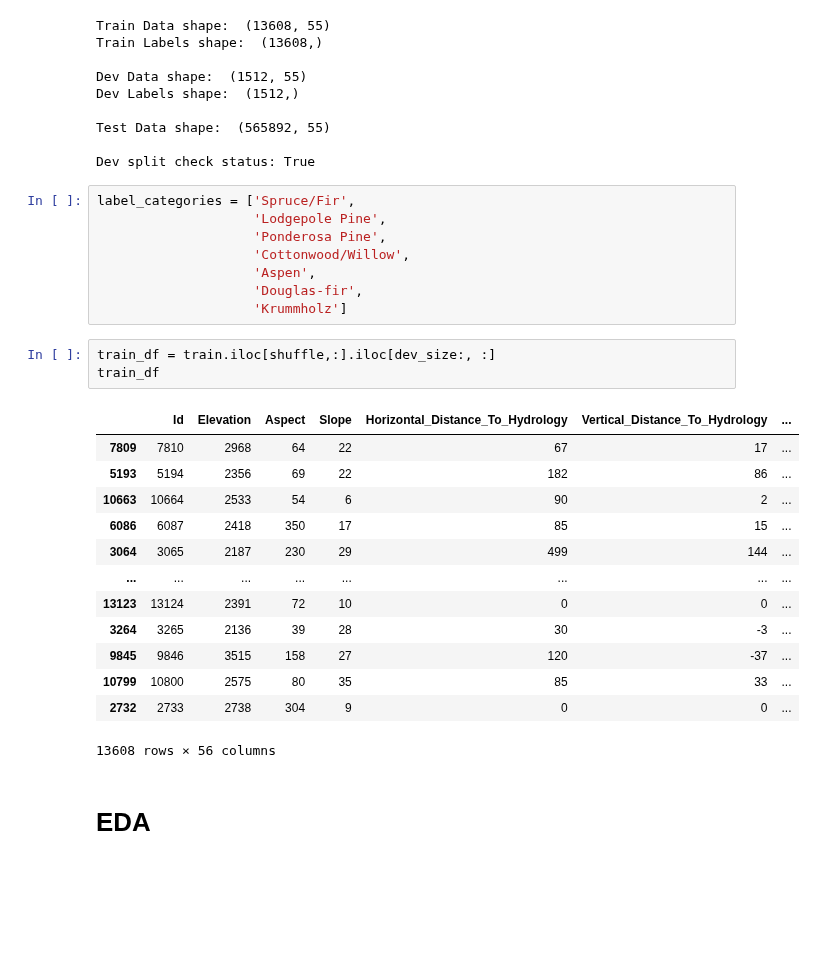
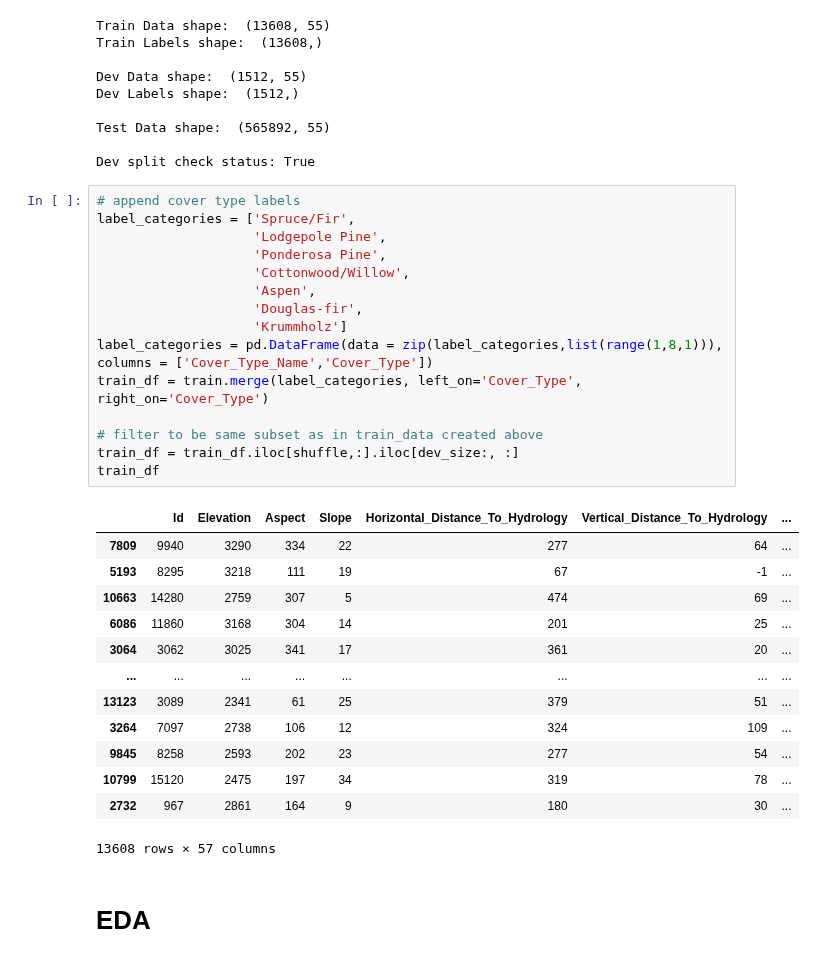
Before and after one commit to sams-data/mids-w207_9_sp22_forest_cover_classification, a Jupyter notebook: Bridwell_Carmeli_Hand_Stephens_finalprojectbaseline.ipynb, the cells around one changed output. Cells and saved outputs as stored; diff of their text form; blank space fills up the shorter version.

```diff
--- a/Bridwell_Carmeli_Hand_Stephens_finalprojectbaseline.ipynb
+++ b/Bridwell_Carmeli_Hand_Stephens_finalprojectbaseline.ipynb
@@ -107,31 +109,35 @@ Dev Labels shape:  (1512,)
 Test Data shape:  (565892, 55)
 
 Dev split check status: True
-# %%
-label_categories = ['Spruce/Fir',
-                    'Lodgepole Pine',
-                    'Ponderosa Pine',
-                    'Cottonwood/Willow',
-                    'Aspen',
-                    'Douglas-fir',
-                    'Krummholz']
-# %%
-train_df = train.iloc[shuffle,:].iloc[dev_size:, :]
-train_df
-# %% [output]
-|  | Id | Elevation | Aspect | Slope | Horizontal_Distance_To_Hydrology | Vertical_Distance_To_Hydrology | ... |
-| 7809 | 7810 | 2968 | 64 | 22 | 67 | 17 | ... |
-| 5193 | 5194 | 2356 | 69 | 22 | 182 | 86 | ... |
-| 10663 | 10664 | 2533 | 54 | 6 | 90 | 2 | ... |
-| 6086 | 6087 | 2418 | 350 | 17 | 85 | 15 | ... |
-| 3064 | 3065 | 2187 | 230 | 29 | 499 | 144 | ... |
-| ... | ... | ... | ... | ... | ... | ... | ... |
-| 13123 | 13124 | 2391 | 72 | 10 | 0 | 0 | ... |
-| 3264 | 3265 | 2136 | 39 | 28 | 30 | -3 | ... |
-| 9845 | 9846 | 3515 | 158 | 27 | 120 | -37 | ... |
-| 10799 | 10800 | 2575 | 80 | 35 | 85 | 33 | ... |
-| 2732 | 2733 | 2738 | 304 | 9 | 0 | 0 | ... |
-13608 rows × 56 columns
+# %%
+# append cover type labels
+label_categories = ['Spruce/Fir',
+                    'Lodgepole Pine',
+                    'Ponderosa Pine',
+                    'Cottonwood/Willow',
+                    'Aspen',
+                    'Douglas-fir',
+                    'Krummholz']
+label_categories = pd.DataFrame(data = zip(label_categories,list(range(1,8,1))), columns = ['Cover_Type_Name','Cover_Type'])
+train_df = train.merge(label_categories, left_on='Cover_Type', right_on='Cover_Type')
+
+# filter to be same subset as in train_data created above
+train_df = train_df.iloc[shuffle,:].iloc[dev_size:, :]
+train_df
+# %% [output]
+|  | Id | Elevation | Aspect | Slope | Horizontal_Distance_To_Hydrology | Vertical_Distance_To_Hydrology | ... |
+| 7809 | 9940 | 3290 | 334 | 22 | 277 | 64 | ... |
+| 5193 | 8295 | 3218 | 111 | 19 | 67 | -1 | ... |
+| 10663 | 14280 | 2759 | 307 | 5 | 474 | 69 | ... |
+| 6086 | 11860 | 3168 | 304 | 14 | 201 | 25 | ... |
+| 3064 | 3062 | 3025 | 341 | 17 | 361 | 20 | ... |
+| ... | ... | ... | ... | ... | ... | ... | ... |
+| 13123 | 3089 | 2341 | 61 | 25 | 379 | 51 | ... |
+| 3264 | 7097 | 2738 | 106 | 12 | 324 | 109 | ... |
+| 9845 | 8258 | 2593 | 202 | 23 | 277 | 54 | ... |
+| 10799 | 15120 | 2475 | 197 | 34 | 319 | 78 | ... |
+| 2732 | 967 | 2861 | 164 | 9 | 180 | 30 | ... |
+13608 rows × 57 columns
 # %% [markdown]
 # EDA
 # %%
```
Also changed, not shown: parts of 2 cells of this notebook.
